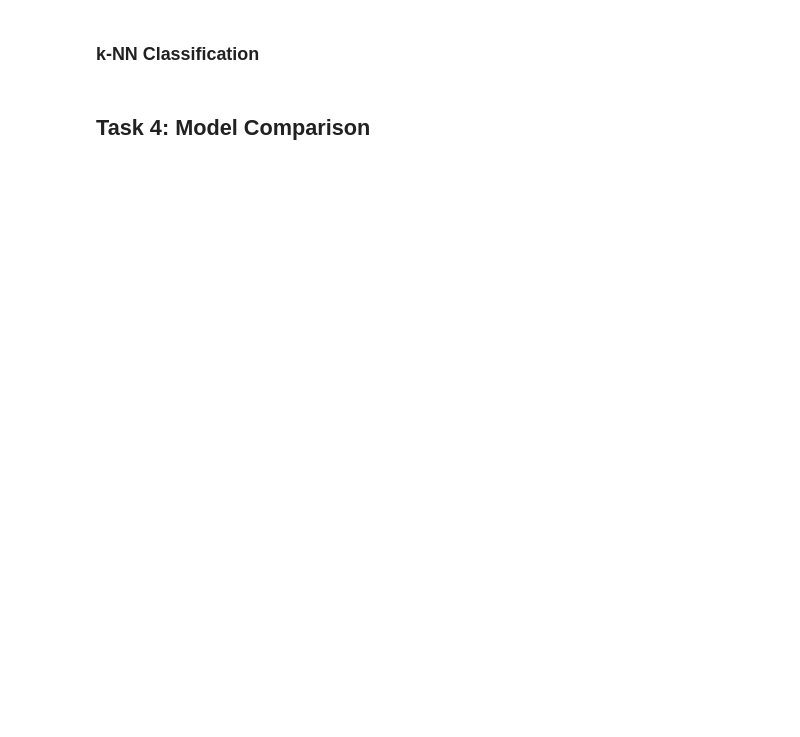
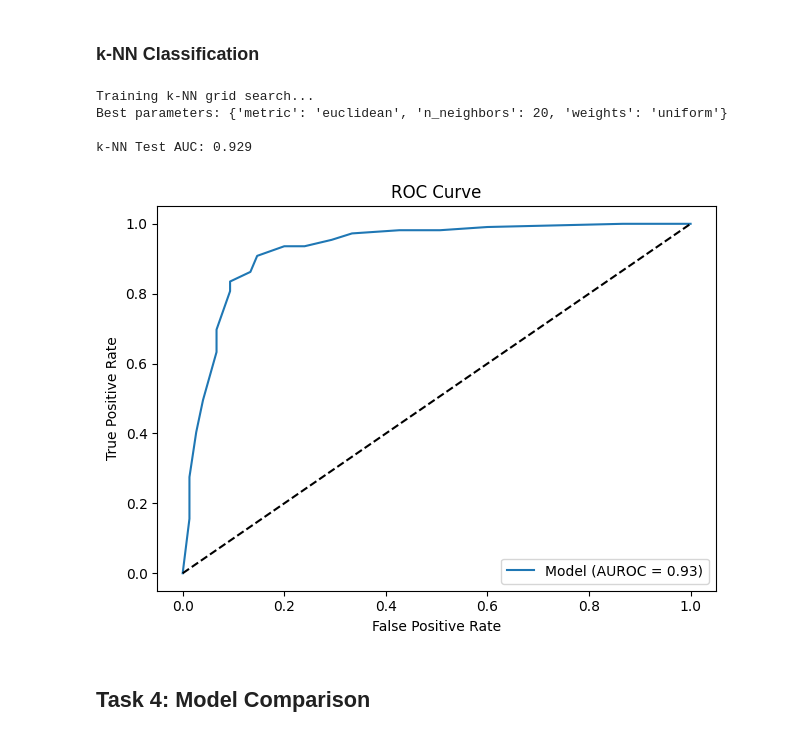
Before and after one commit to ml-binf-5507/assignment-2-supervised-learning-brendasoljic, a Jupyter notebook: notebooks/example_workflow.ipynb, the cells around one changed output. Saved outputs shown, nothing was run; the diff lists cells and outputs as text; code cells hidden in the pictures; blank space fills up the shorter version.

```diff
--- a/notebooks/example_workflow.ipynb
+++ b/notebooks/example_workflow.ipynb
@@ -146,24 +166,34 @@ plt.show()
 # %% [markdown]
 ### k-NN Classification
 # %%
+from sklearn.metrics import roc_auc_score
+
 # Train k-NN
 print("Training k-NN grid search...")
 gs_knn = classification.train_knn_grid(X_train_clf, y_train_clf)
 print(f"Best parameters: {gs_knn.best_params_}")
 
 # Get best model
 knn_best = classification.get_best_knn(
     X_train_clf, y_train_clf, X_test_clf, y_test_clf
 )
-print(f"\nk-NN Test AUC: {knn_best['test_auc']:.3f}")
-
 # Get probability predictions
 y_pred_knn = knn_best['model'].predict_proba(X_test_clf)[:, 1]
 
+# Compute AUC manually
+knn_auc = roc_auc_score(y_test_clf, y_pred_knn)
+print(f"\nk-NN Test AUC: {knn_auc:.3f}")
+
 # Plot AUROC curve
-fig_knn = evaluation.generate_auroc_curve(y_test_clf, y_pred_knn, label='k-NN')
+fig_knn = evaluation.generate_auroc_curve(y_test_clf, y_pred_knn)
 plt.tight_layout()
 plt.show()
+# %% [output]
+Training k-NN grid search...
+Best parameters: {'metric': 'euclidean', 'n_neighbors': 20, 'weights': 'uniform'}
+
+k-NN Test AUC: 0.929
+[figure, added]
 # %% [markdown]
 ## Task 4: Model Comparison
 # %%
```
Also changed, not shown: parts of 4 cells of this notebook, 2 other files.
